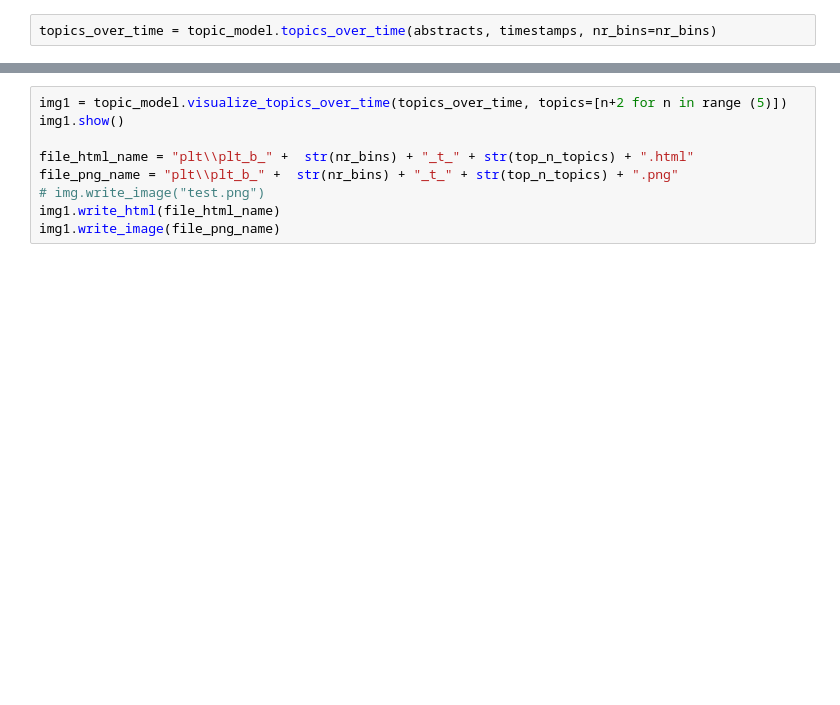
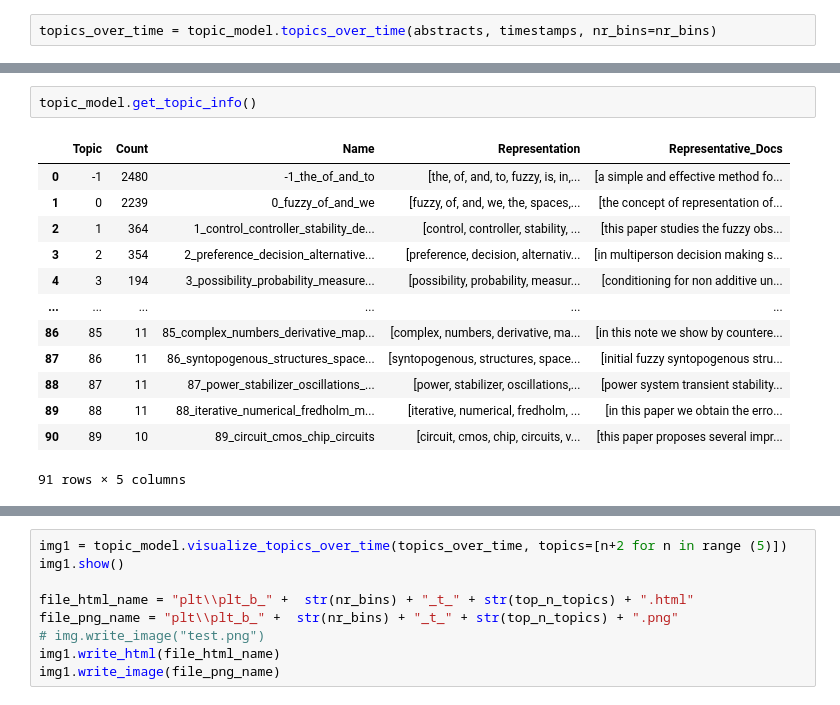
Before and after one commit to burugaria7/abstlyze, a Jupyter notebook: notebook/bertopic_test.ipynb, the cells around one changed output, grey strips where cells are left out. Drawn from its saved outputs; the diff is of its cells as text; blank space fills up the shorter version.

```diff
--- a/notebook/bertopic_test.ipynb
+++ b/notebook/bertopic_test.ipynb
@@ -56,0 +73,16 @@ img.write_html(file_name)
+# %%
+topic_model.get_topic_info()
+# %% [output]
+|  | Topic | Count | Name | Representation | Representative_Docs |
+| 0 | -1 | 2480 | -1_the_of_and_to | [the, of, and, to, fuzzy, is, in,... | [a simple and effective method fo... |
+| 1 | 0 | 2239 | 0_fuzzy_of_and_we | [fuzzy, of, and, we, the, spaces,... | [the concept of representation of... |
+| 2 | 1 | 364 | 1_control_controller_stability_de... | [control, controller, stability, ... | [this paper studies the fuzzy obs... |
+| 3 | 2 | 354 | 2_preference_decision_alternative... | [preference, decision, alternativ... | [in multiperson decision making s... |
+| 4 | 3 | 194 | 3_possibility_probability_measure... | [possibility, probability, measur... | [conditioning for non additive un... |
+| ... | ... | ... | ... | ... | ... |
+| 86 | 85 | 11 | 85_complex_numbers_derivative_map... | [complex, numbers, derivative, ma... | [in this note we show by countere... |
+| 87 | 86 | 11 | 86_syntopogenous_structures_space... | [syntopogenous, structures, space... | [initial fuzzy syntopogenous stru... |
+| 88 | 87 | 11 | 87_power_stabilizer_oscillations_... | [power, stabilizer, oscillations,... | [power system transient stability... |
+| 89 | 88 | 11 | 88_iterative_numerical_fredholm_m... | [iterative, numerical, fredholm, ... | [in this paper we obtain the erro... |
+| 90 | 89 | 10 | 89_circuit_cmos_chip_circuits | [circuit, cmos, chip, circuits, v... | [this paper proposes several impr... |
+91 rows × 5 columns
```
Also changed, not shown: parts of 6 cells of this notebook.
